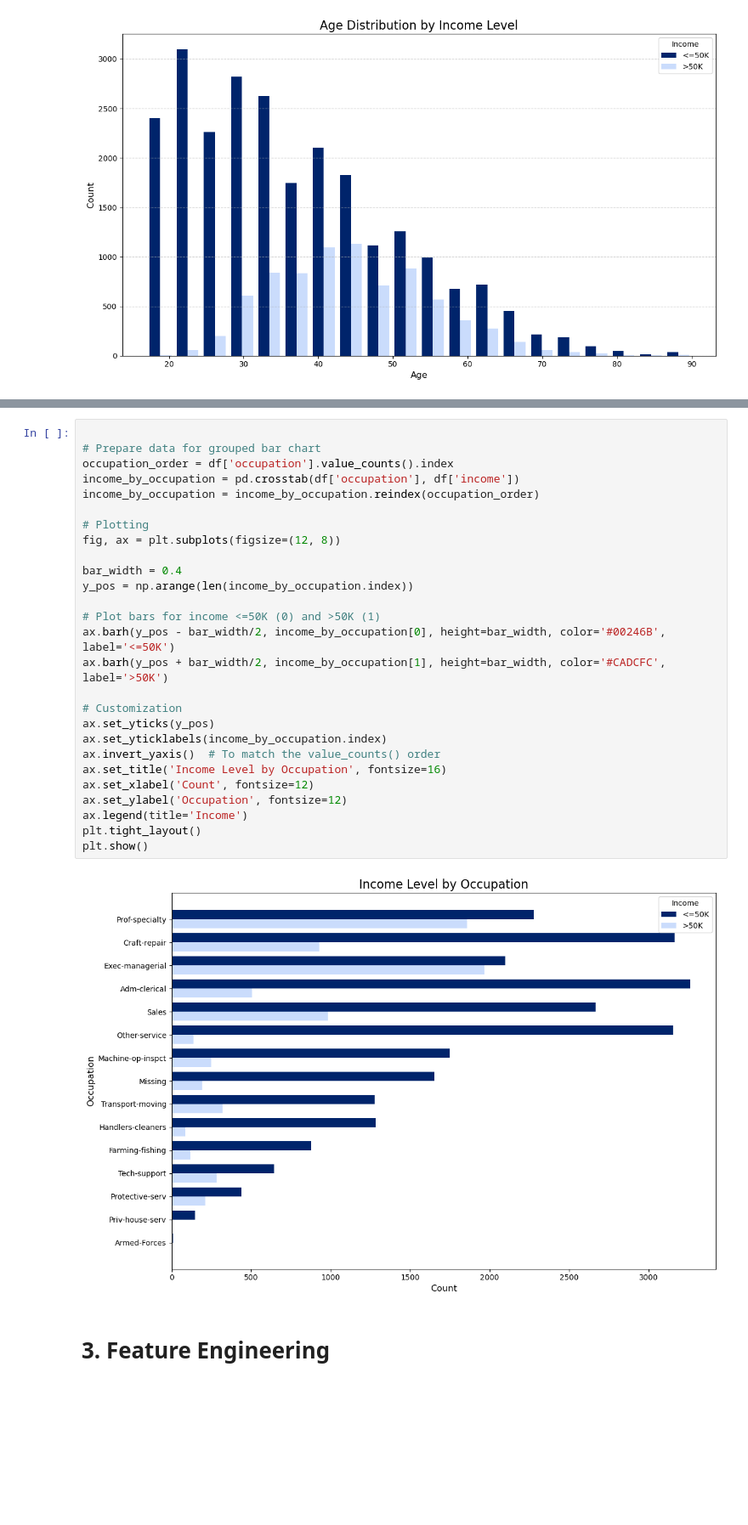
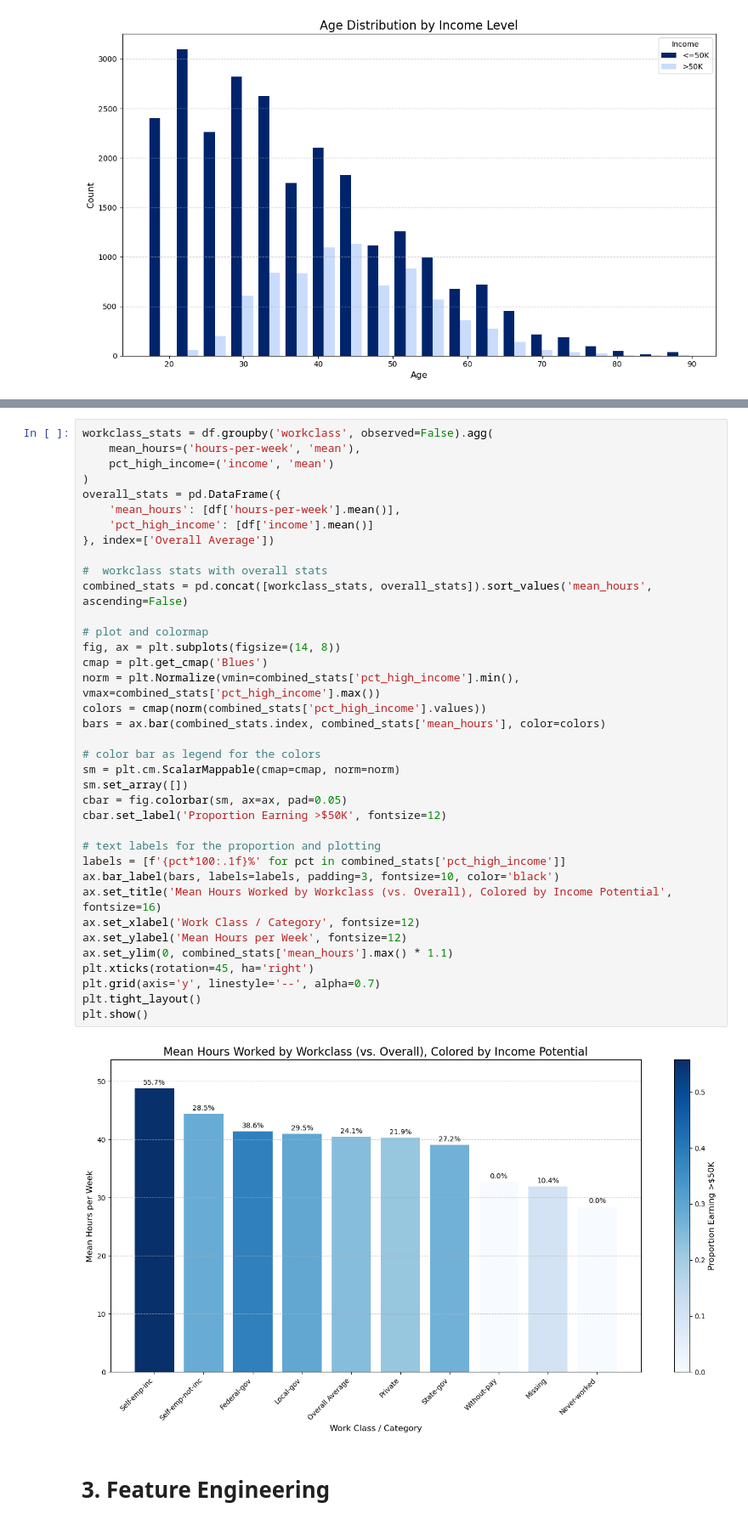
Before and after one commit to jnn-mllr/AML---final-project, a Jupyter notebook: notebooks/main.ipynb, the cells around one changed output, grey strips where cells are left out. Shown at 85% size. Cells and saved outputs as stored; diff of their text form; blank space fills up the shorter version.

```diff
--- a/notebooks/main.ipynb
+++ b/notebooks/main.ipynb
@@ -267,32 +252,42 @@ plt.show()
-# %%
-
-# Prepare data for grouped bar chart
-occupation_order = df['occupation'].value_counts().index
-income_by_occupation = pd.crosstab(df['occupation'], df['income'])
-income_by_occupation = income_by_occupation.reindex(occupation_order)
-
-# Plotting
-fig, ax = plt.subplots(figsize=(12, 8))
-
-bar_width = 0.4
-y_pos = np.arange(len(income_by_occupation.index))
-
-# Plot bars for income <=50K (0) and >50K (1)
-ax.barh(y_pos - bar_width/2, income_by_occupation[0], height=bar_width, color='#00246B', label='<=50K')
-ax.barh(y_pos + bar_width/2, income_by_occupation[1], height=bar_width, color='#CADCFC', label='>50K')
-
-# Customization
-ax.set_yticks(y_pos)
-ax.set_yticklabels(income_by_occupation.index)
-ax.invert_yaxis()  # To match the value_counts() order
-ax.set_title('Income Level by Occupation', fontsize=16)
-ax.set_xlabel('Count', fontsize=12)
-ax.set_ylabel('Occupation', fontsize=12)
-ax.legend(title='Income')
-plt.tight_layout()
-plt.show()
-# %% [output]
-[figure, removed]
+# %%
+workclass_stats = df.groupby('workclass', observed=False).agg(
+    mean_hours=('hours-per-week', 'mean'),
+    pct_high_income=('income', 'mean')
+)
+overall_stats = pd.DataFrame({
+    'mean_hours': [df['hours-per-week'].mean()],
+    'pct_high_income': [df['income'].mean()]
+}, index=['Overall Average'])
+
+#  workclass stats with overall stats
+combined_stats = pd.concat([workclass_stats, overall_stats]).sort_values('mean_hours', ascending=False)
+
+# plot and colormap
+fig, ax = plt.subplots(figsize=(14, 8))
+cmap = plt.get_cmap('Blues')
+norm = plt.Normalize(vmin=combined_stats['pct_high_income'].min(), vmax=combined_stats['pct_high_income'].max())
+colors = cmap(norm(combined_stats['pct_high_income'].values))
+bars = ax.bar(combined_stats.index, combined_stats['mean_hours'], color=colors)
+
+# color bar as legend for the colors
+sm = plt.cm.ScalarMappable(cmap=cmap, norm=norm)
+sm.set_array([])
+cbar = fig.colorbar(sm, ax=ax, pad=0.05)
+cbar.set_label('Proportion Earning >$50K', fontsize=12)
+
+# text labels for the proportion and plotting
+labels = [f'{pct*100:.1f}%' for pct in combined_stats['pct_high_income']]
+ax.bar_label(bars, labels=labels, padding=3, fontsize=10, color='black')
+ax.set_title('Mean Hours Worked by Workclass (vs. Overall), Colored by Income Potential', fontsize=16)
+ax.set_xlabel('Work Class / Category', fontsize=12)
+ax.set_ylabel('Mean Hours per Week', fontsize=12)
+ax.set_ylim(0, combined_stats['mean_hours'].max() * 1.1)
+plt.xticks(rotation=45, ha='right')
+plt.grid(axis='y', linestyle='--', alpha=0.7)
+plt.tight_layout()
+plt.show()
+# %% [output]
+[figure, added]
 # %% [markdown]
 
 # 3. Feature Engineering
```
Also changed, not shown: parts of 15 cells of this notebook, 3 other files.
